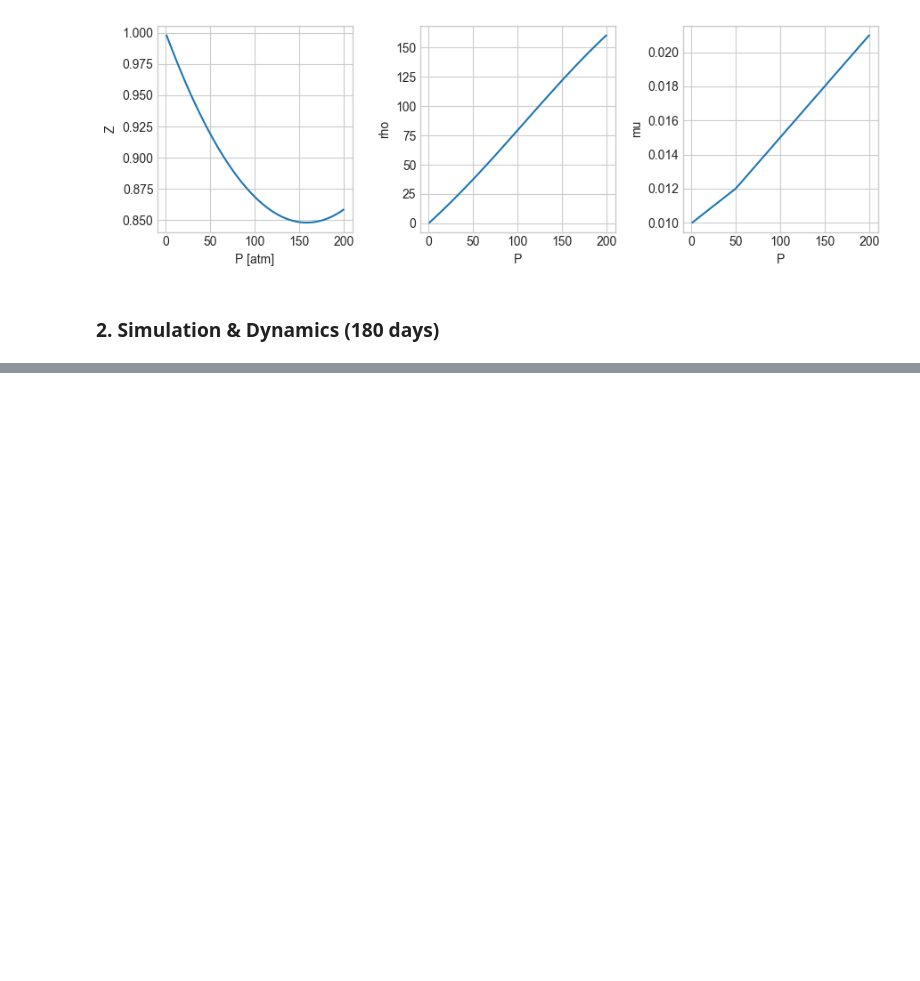
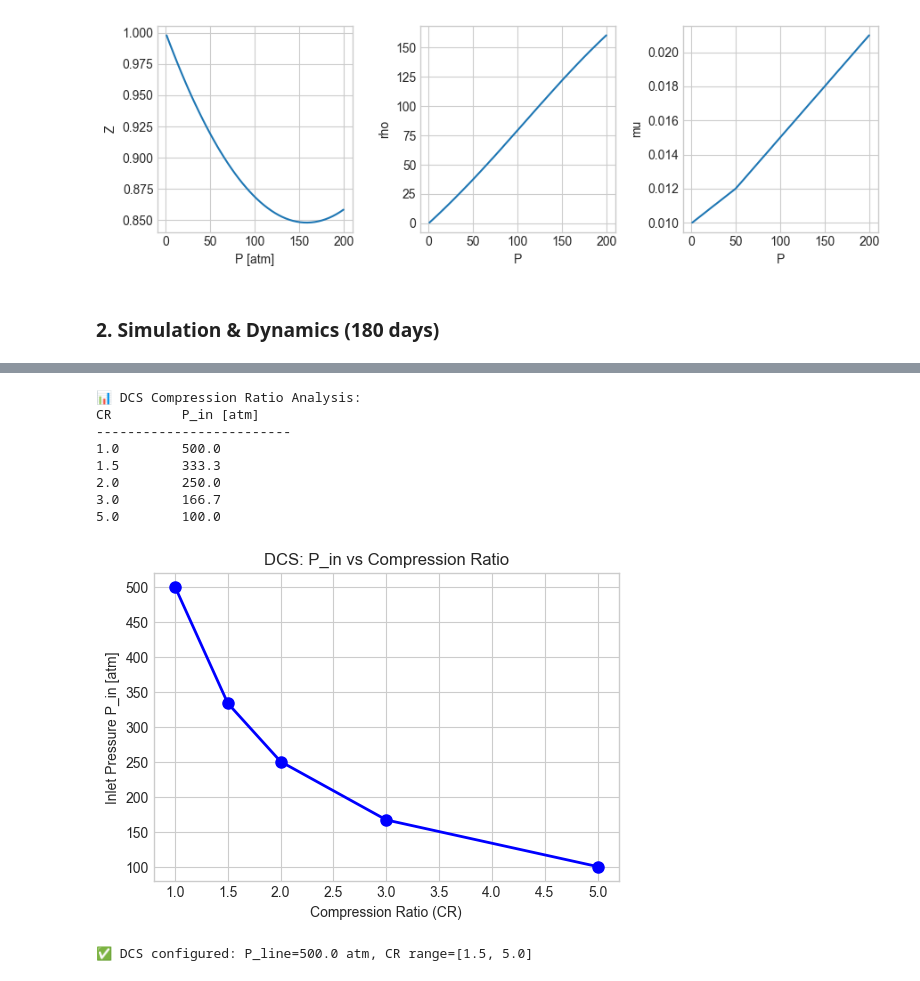
Before and after one commit to jawadalzein59-rgb/course_project, a Jupyter notebook: курсовая1.ipynb, the cells around one changed output, grey strips where cells are left out. Cells and saved outputs as stored; diff of their text form; code cells hidden in the pictures; blank space fills up the shorter version.

```diff
--- a/курсовая1.ipynb
+++ b/курсовая1.ipynb
@@ -122 +320,40 @@ print(f"✅ Simulation complete: {df['t'].max()} days")
+# %%
+### 3. Compressor Station (DCS/ДКС) Analysis
+
+from src.compressor import DCS
+
+# Create DCS object
+dcs = DCS(CR_min=1.5, CR_max=5.0, P_line=500.0)
+
+# Test different compression ratios
+CR_values = [1.0, 1.5, 2.0, 3.0, 5.0]
+P_in_values = [dcs.P_in(cr) for cr in CR_values]
+
+print("📊 DCS Compression Ratio Analysis:")
+print(f"{'CR':<10} {'P_in [atm]':<15}")
+print("-" * 25)
+for cr, p_in in zip(CR_values, P_in_values):
+    print(f"{cr:<10} {p_in:<15.1f}")
+
+# Plot
+plt.figure(figsize=(6, 4))
+plt.plot(CR_values, P_in_values, 'bo-', linewidth=2, markersize=8)
+plt.xlabel('Compression Ratio (CR)')
+plt.ylabel('Inlet Pressure P_in [atm]')
+plt.title('DCS: P_in vs Compression Ratio')
+plt.grid(True)
+plt.show()
+
+print(f"\n✅ DCS configured: P_line={dcs.P_line} atm, CR range=[{dcs.CR_min}, {dcs.CR_max}]")
+# %% [output]
+📊 DCS Compression Ratio Analysis:
+CR         P_in [atm]
+-------------------------
+1.0        500.0
+1.5        333.3
+2.0        250.0
+3.0        166.7
+5.0        100.0
+[figure, added]
+✅ DCS configured: P_line=500.0 atm, CR range=[1.5, 5.0]
 # %% [markdown]
```
Also changed, not shown: parts of 6 cells of this notebook, 7 other files.
